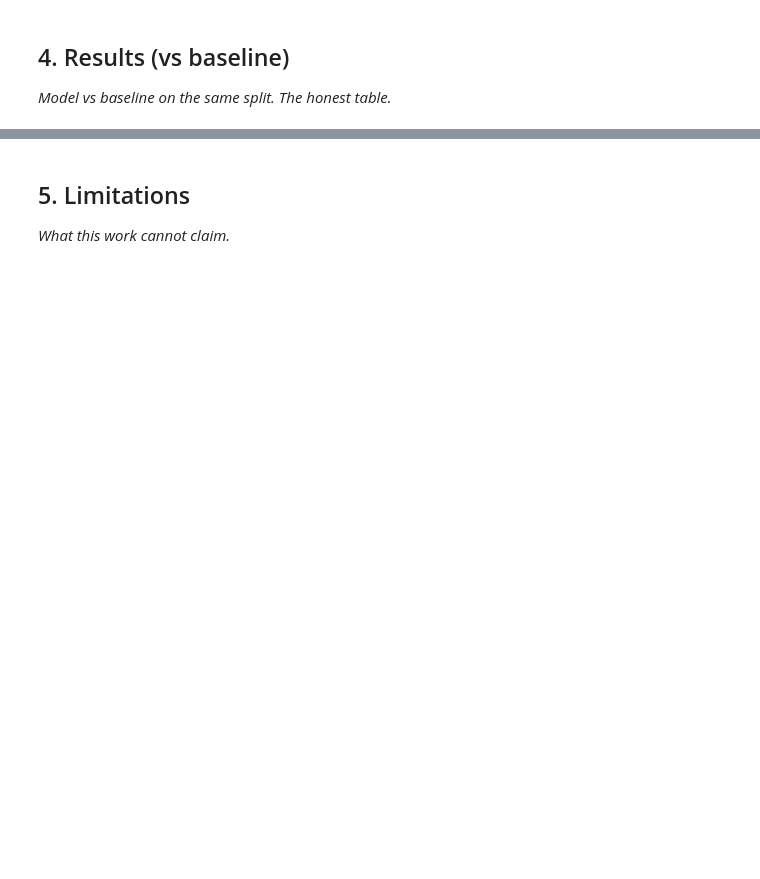
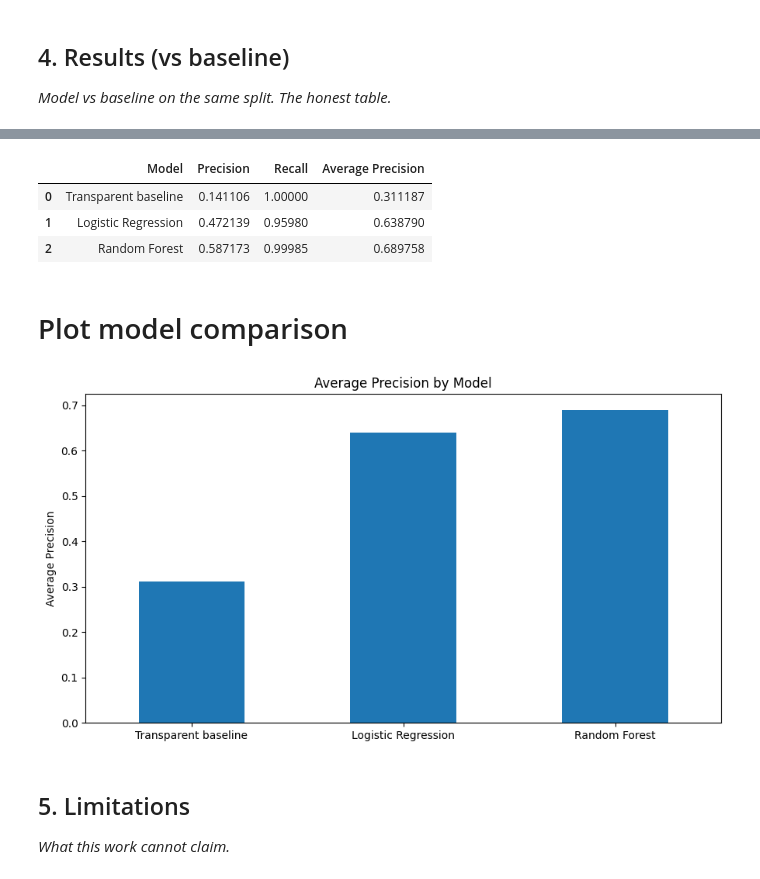
Before and after one commit to Rohmasaeed/flyrank-ml-internship-, a Jupyter notebook: work/notebooks/capstone.ipynb, the cells around one changed output, grey strips where cells are left out. Saved outputs shown, nothing was run; the diff lists cells and outputs as text; code cells hidden in the pictures; blank space fills up the shorter version.

```diff
--- a/work/notebooks/capstone.ipynb
+++ b/work/notebooks/capstone.ipynb
@@ -583,0 +845,21 @@ print("Model dataset shape:", model_data.shape)
+# %%
+from sklearn.ensemble import RandomForestClassifier
+
+rf_model = RandomForestClassifier(
+    n_estimators=150,
+    max_depth=10,
+    min_samples_leaf=20,
+    class_weight="balanced",
+    random_state=42,
+    n_jobs=-1
+)
+
+rf_model.fit(X_train, y_train)
+
+rf_probability = rf_model.predict_proba(X_test)[:, 1]
+
+rf_prediction = (
+    rf_probability >= 0.5
+).astype(int)
+
+print("Random Forest trained.")
@@ -588,3 +1014,62 @@ print("Model dataset shape:", model_data.shape)
+# %%
+results = pd.DataFrame({
+    "Model": [
+        "Transparent baseline",
+        "Logistic Regression",
+        "Random Forest"
+    ],
+    "Precision": [
+        precision_score(
+            y_test,
+            (baseline_score >= 1).astype(int),
+            zero_division=0
+        ),
+        logistic_precision,
+        rf_precision
+    ],
+    "Recall": [
+        recall_score(
+            y_test,
+            (baseline_score >= 1).astype(int),
+            zero_division=0
+        ),
+        logistic_recall,
+        rf_recall
+    ],
+    "Average Precision": [
+        average_precision_score(
+            y_test,
+            baseline_score
+        ),
+        logistic_ap,
+        rf_ap
+    ]
+})
+
+results
+# %% [output]
+|  | Model | Precision | Recall | Average Precision |
+| 0 | Transparent baseline | 0.141106 | 1.00000 | 0.311187 |
+| 1 | Logistic Regression | 0.472139 | 0.95980 | 0.638790 |
+| 2 | Random Forest | 0.587173 | 0.99985 | 0.689758 |
+# %% [markdown]
+# Plot model comparison
+# %%
+import matplotlib.pyplot as plt
+
+results.set_index("Model")["Average Precision"].plot(
+    kind="bar",
+    figsize=(9, 5)
+)
+
+plt.title("Average Precision by Model")
+plt.ylabel("Average Precision")
+plt.xlabel("")
+plt.xticks(rotation=0)
+plt.tight_layout()
+plt.show()
+# %% [output]
+[figure, added]
 # %% [markdown]
 ## 5. Limitations
 
```
Also changed, not shown: parts of 58 cells of this notebook.
